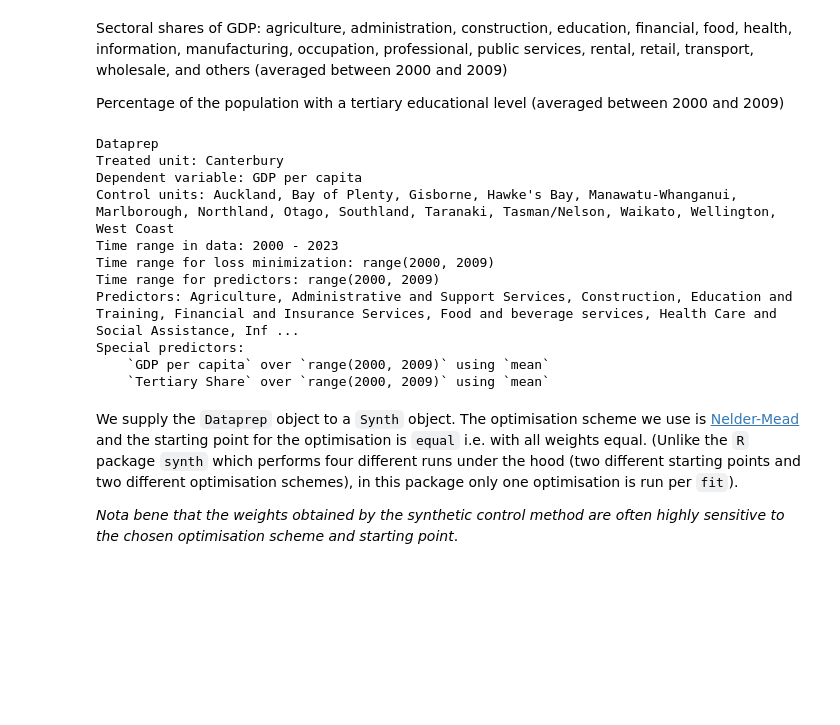
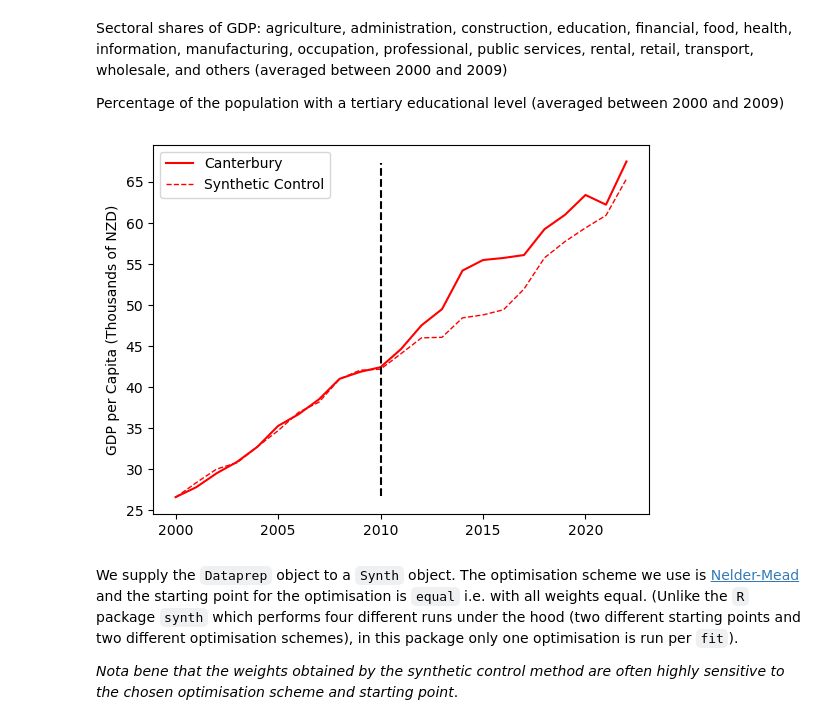
Before and after one commit to diodz/dpl-earthquakes, a Jupyter notebook: notebooks/Canterbury SCM.ipynb, the cells around one changed output. Saved outputs shown, nothing was run; the diff lists cells and outputs as text; code cells hidden in the pictures; blank space fills up the shorter version.

```diff
--- a/notebooks/Canterbury SCM.ipynb
+++ b/notebooks/Canterbury SCM.ipynb
@@ -19,55 +19,48 @@ Percentage of the population with a tertiary educational level (averaged between
 # %%
 
 import importlib
-importlib.reload(nz_util)
+import util
+importlib.reload(util)
 
 df = nz_util.clean_data_for_synthetic_control()
 df['Tertiary Share'] = df['Tertiary'] / df['Population']
 dataprep = Dataprep(
     foo=df,
     predictors=nz_util.SECTORIAL_GDP_VARIABLES,
     predictors_op="mean",
-    time_predictors_prior=range(2000, 2009),
+    time_predictors_prior=range(2005, 2009),
     special_predictors=[
-        ("GDP per capita", range(2000, 2009), "mean"),
-        ("Tertiary Share", range(2000, 2009), "mean")
+        ("GDP per capita", range(2005, 2009), "mean"),
+        ("Tertiary Share", range(2008, 2009), "mean")
     ],
     dependent="GDP per capita",
     unit_variable="Region",
     time_variable="Year",
     treatment_identifier="Canterbury",
     controls_identifier=[
     "Auckland",
     "Bay of Plenty",
     "Gisborne",
     "Hawke's Bay",
     "Manawatu-Whanganui",
     "Marlborough",
     "Northland",
     "Otago",
     "Southland",
     "Taranaki",
     "Tasman/Nelson",
     "Waikato",
     "Wellington",
     "West Coast"
 ],
     time_optimize_ssr=range(2000, 2009),
 )
 
-print(dataprep)
+synth = Synth()
+synth.fit(dataprep=dataprep, optim_method="Nelder-Mead", optim_initial="equal")
+nz_res = util.synth_plot_nz(synth, time_period=range(2000, 2023), treatment_time=2010, filename='nz_scm.png')
 # %% [output]
-Dataprep
-Treated unit: Canterbury
-Dependent variable: GDP per capita
-Control units: Auckland, Bay of Plenty, Gisborne, Hawke's Bay, Manawatu-Whanganui, Marlborough, Northland, Otago, Southland, Taranaki, Tasman/Nelson, Waikato, Wellington, West Coast
-Time range in data: 2000 - 2023
-Time range for loss minimization: range(2000, 2009)
-Time range for predictors: range(2000, 2009)
-Predictors: Agriculture, Administrative and Support Services, Construction, Education and Training, Financial and Insurance Services, Food and beverage services, Health Care and Social Assistance, Inf ...
-Special predictors:
-    `GDP per capita` over `range(2000, 2009)` using `mean`
-    `Tertiary Share` over `range(2000, 2009)` using `mean`
+[figure, added]
 # %% [markdown]
 We supply the `Dataprep` object to a `Synth` object. The optimisation scheme we use is [Nelder-Mead](https://docs.scipy.org/doc/scipy/reference/optimize.minimize-neldermead.html) and the starting point for the optimisation is `equal` i.e. with all weights equal. (Unlike the `R` package `synth` which performs four different runs under the hood (two different starting points and two different optimisation schemes), in this package only one optimisation is run per `fit`).
 
```
Also changed, not shown: parts of 1 cell of this notebook, 4 other files.
